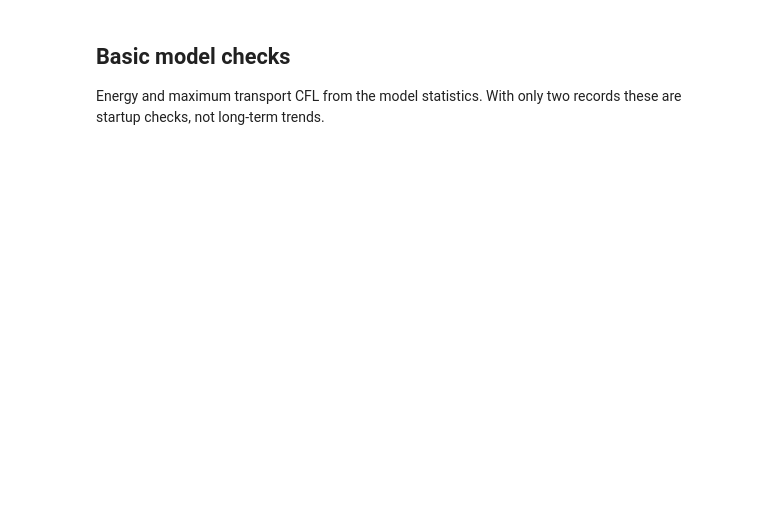
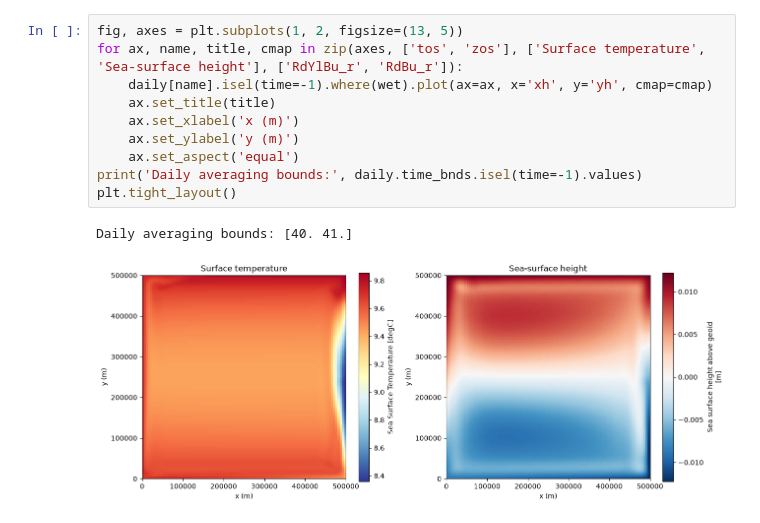
Before and after one commit to regdowse/PhD_gadi, a Jupyter notebook: idealised_modelling/mom6_sandbox/mom6-idealised-eddy/analysis/inspect_anu_tub.ipynb, the cells around one changed output. Cells and saved outputs as stored; diff of their text form; blank space fills up the shorter version.

```diff
--- a/idealised_modelling/mom6_sandbox/mom6-idealised-eddy/analysis/inspect_anu_tub.ipynb
+++ b/idealised_modelling/mom6_sandbox/mom6-idealised-eddy/analysis/inspect_anu_tub.ipynb
@@ -112,4 +80,13 @@ plt.tight_layout()
-# %% [markdown]
-## Basic model checks
-
-Energy and maximum transport CFL from the model statistics. With only two records these are startup checks, not long-term trends.
+# %%
+fig, axes = plt.subplots(1, 2, figsize=(13, 5))
+for ax, name, title, cmap in zip(axes, ['tos', 'zos'], ['Surface temperature', 'Sea-surface height'], ['RdYlBu_r', 'RdBu_r']):
+    daily[name].isel(time=-1).where(wet).plot(ax=ax, x='xh', y='yh', cmap=cmap)
+    ax.set_title(title)
+    ax.set_xlabel('x (m)')
+    ax.set_ylabel('y (m)')
+    ax.set_aspect('equal')
+print('Daily averaging bounds:', daily.time_bnds.isel(time=-1).values)
+plt.tight_layout()
+# %% [output]
+Daily averaging bounds: [40. 41.]
+[figure, added]
```
Also changed, not shown: parts of 20 cells of this notebook, 1 other file.
